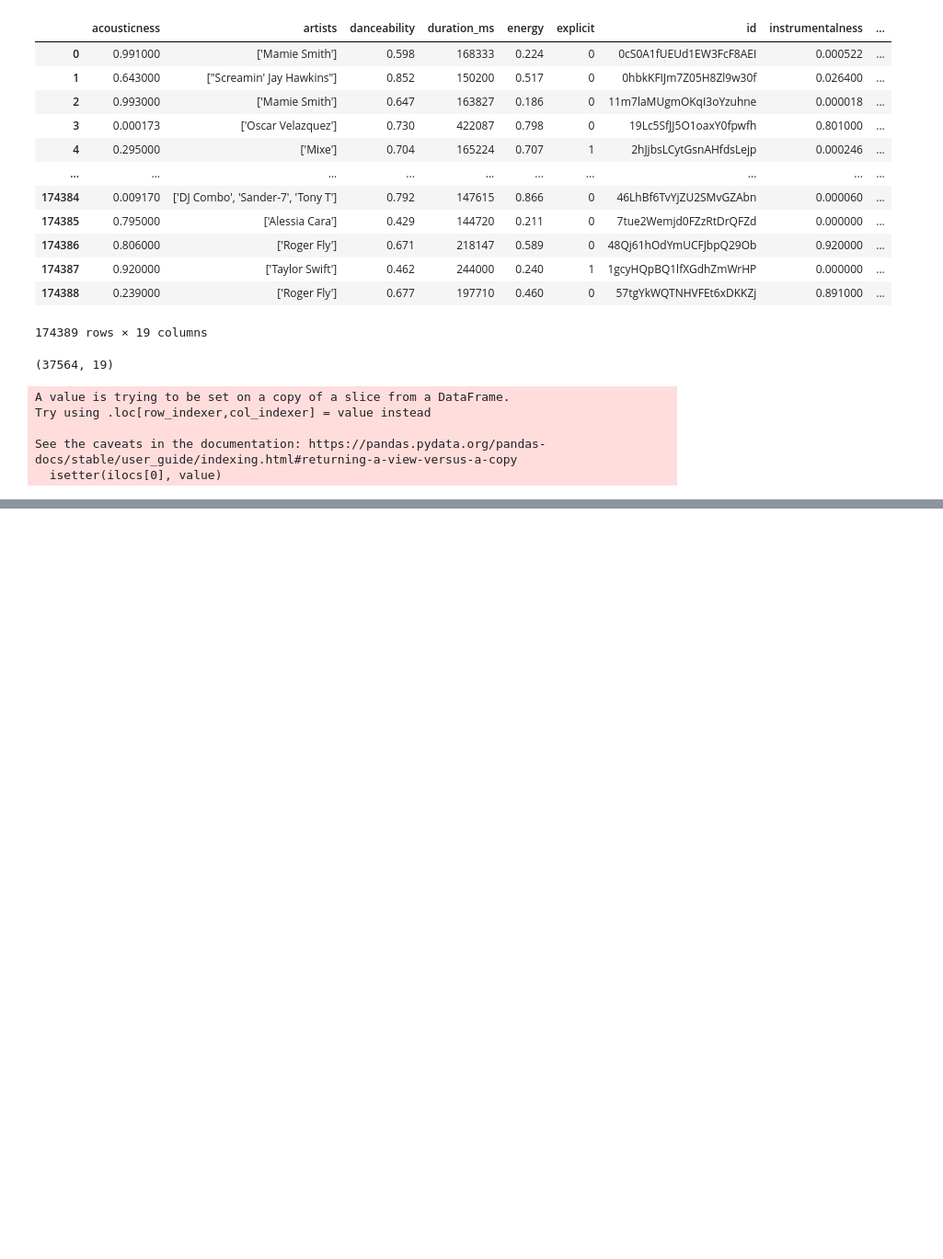
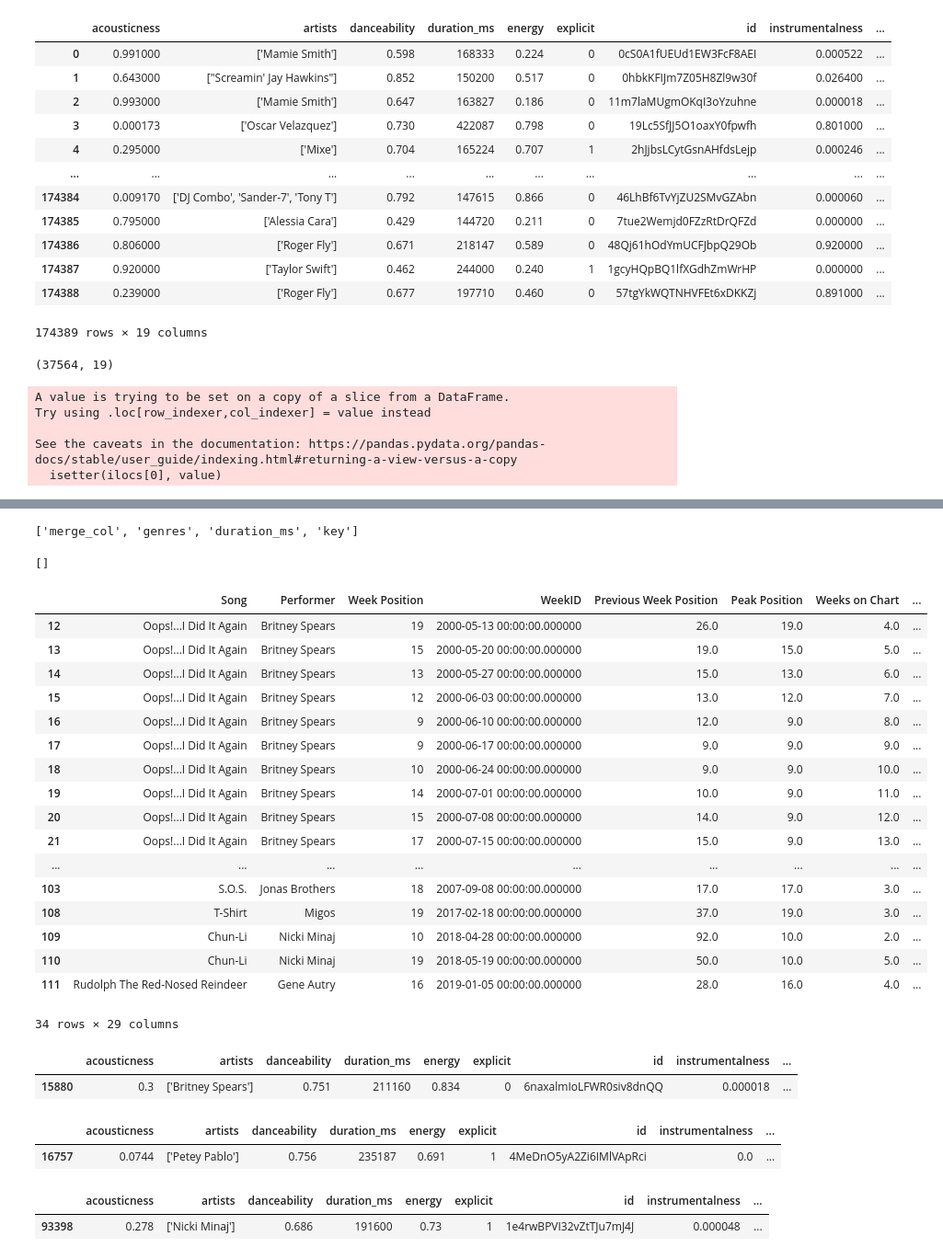
Before and after one commit to kyle-rgb/Spotify_Project, a Jupyter notebook: notebooks/DataTransformation.ipynb, the cells around one changed output, grey strips where cells are left out. Shown at 92% size. Saved outputs shown, nothing was run; the diff lists cells and outputs as text; code cells hidden in the pictures; blank space fills up the shorter version.

```diff
--- a/notebooks/DataTransformation.ipynb
+++ b/notebooks/DataTransformation.ipynb
@@ -1915,0 +2020,6 @@ sample_song_table.to_sql("samples", con=engine, if_exists="replace")
+# %%
+songs_na = pd.merge(songs_na, features_add, "left", on="SongID")
+# %%
+songs_na.drop(["album_y", "explicit_y"], axis=1, inplace=True)
+# %%
+songs_na.rename(columns={"album_x": "album", "explicit_x": "explicit"}, inplace=True)
@@ -1915,0 +2130,6 @@ sample_song_table.to_sql("samples", con=engine, if_exists="replace")
+# %%
+[y for y in songs_na2_w_attr.columns if y not  in songs_na.columns]
+# %% [output]
+['merge_col', 'genres', 'duration_ms', 'key']
+# %%
+songs_na_1 = songs_na[~(songs_na.tempo.isnull())]
@@ -1915,0 +2139,25 @@ sample_song_table.to_sql("samples", con=engine, if_exists="replace")
+# %%
+[y for y in songs_na2_w_attr.columns if y not in df_billboard.columns]
+# %% [output]
+[]
+# %%
+songs_na_1
+# %% [output]
+|  | Song | Performer | Week Position | WeekID | Previous Week Position | Peak Position | Weeks on Chart | ... |
+| 12 | Oops!...I Did It Again | Britney Spears | 19 | 2000-05-13 00:00:00.000000 | 26.0 | 19.0 | 4.0 | ... |
+| 13 | Oops!...I Did It Again | Britney Spears | 15 | 2000-05-20 00:00:00.000000 | 19.0 | 15.0 | 5.0 | ... |
+| 14 | Oops!...I Did It Again | Britney Spears | 13 | 2000-05-27 00:00:00.000000 | 15.0 | 13.0 | 6.0 | ... |
+| 15 | Oops!...I Did It Again | Britney Spears | 12 | 2000-06-03 00:00:00.000000 | 13.0 | 12.0 | 7.0 | ... |
+| 16 | Oops!...I Did It Again | Britney Spears | 9 | 2000-06-10 00:00:00.000000 | 12.0 | 9.0 | 8.0 | ... |
+| 17 | Oops!...I Did It Again | Britney Spears | 9 | 2000-06-17 00:00:00.000000 | 9.0 | 9.0 | 9.0 | ... |
+| 18 | Oops!...I Did It Again | Britney Spears | 10 | 2000-06-24 00:00:00.000000 | 9.0 | 9.0 | 10.0 | ... |
+| 19 | Oops!...I Did It Again | Britney Spears | 14 | 2000-07-01 00:00:00.000000 | 10.0 | 9.0 | 11.0 | ... |
+| 20 | Oops!...I Did It Again | Britney Spears | 15 | 2000-07-08 00:00:00.000000 | 14.0 | 9.0 | 12.0 | ... |
+| 21 | Oops!...I Did It Again | Britney Spears | 17 | 2000-07-15 00:00:00.000000 | 15.0 | 9.0 | 13.0 | ... |
+| ... | ... | ... | ... | ... | ... | ... | ... | ... |
+| 103 | S.O.S. | Jonas Brothers | 18 | 2007-09-08 00:00:00.000000 | 17.0 | 17.0 | 3.0 | ... |
+| 108 | T-Shirt | Migos | 19 | 2017-02-18 00:00:00.000000 | 37.0 | 19.0 | 3.0 | ... |
+| 109 | Chun-Li | Nicki Minaj | 10 | 2018-04-28 00:00:00.000000 | 92.0 | 10.0 | 2.0 | ... |
+| 110 | Chun-Li | Nicki Minaj | 19 | 2018-05-19 00:00:00.000000 | 50.0 | 10.0 | 5.0 | ... |
+| 111 | Rudolph The Red-Nosed Reindeer | Gene Autry | 16 | 2019-01-05 00:00:00.000000 | 28.0 | 16.0 | 4.0 | ... |
+34 rows × 29 columns
@@ -1915,0 +2166,15 @@ sample_song_table.to_sql("samples", con=engine, if_exists="replace")
+# %%
+master_song_list[master_song_list.name.str.contains("I Did It Again")]
+# %% [output]
+|  | acousticness | artists | danceability | duration_ms | energy | explicit | id | instrumentalness | ... |
+| 15880 | 0.3 | ['Britney Spears'] | 0.751 | 211160 | 0.834 | 0 | 6naxalmIoLFWR0siv8dnQQ | 0.000018 | ... |
+# %%
+master_song_list[master_song_list.name.str.contains("k-A-Leek")]
+# %% [output]
+|  | acousticness | artists | danceability | duration_ms | energy | explicit | id | instrumentalness | ... |
+| 16757 | 0.0744 | ['Petey Pablo'] | 0.756 | 235187 | 0.691 | 1 | 4MeDnO5yA2Zi6IMlVApRci | 0.0 | ... |
+# %%
+master_song_list[master_song_list.name.str.contains("Chun-Li")]
+# %% [output]
+|  | acousticness | artists | danceability | duration_ms | energy | explicit | id | instrumentalness | ... |
+| 93398 | 0.278 | ['Nicki Minaj'] | 0.686 | 191600 | 0.73 | 1 | 1e4rwBPVI32vZtTJu7mJ4J | 0.000048 | ... |
```
Also changed, not shown: parts of 108 cells of this notebook.
